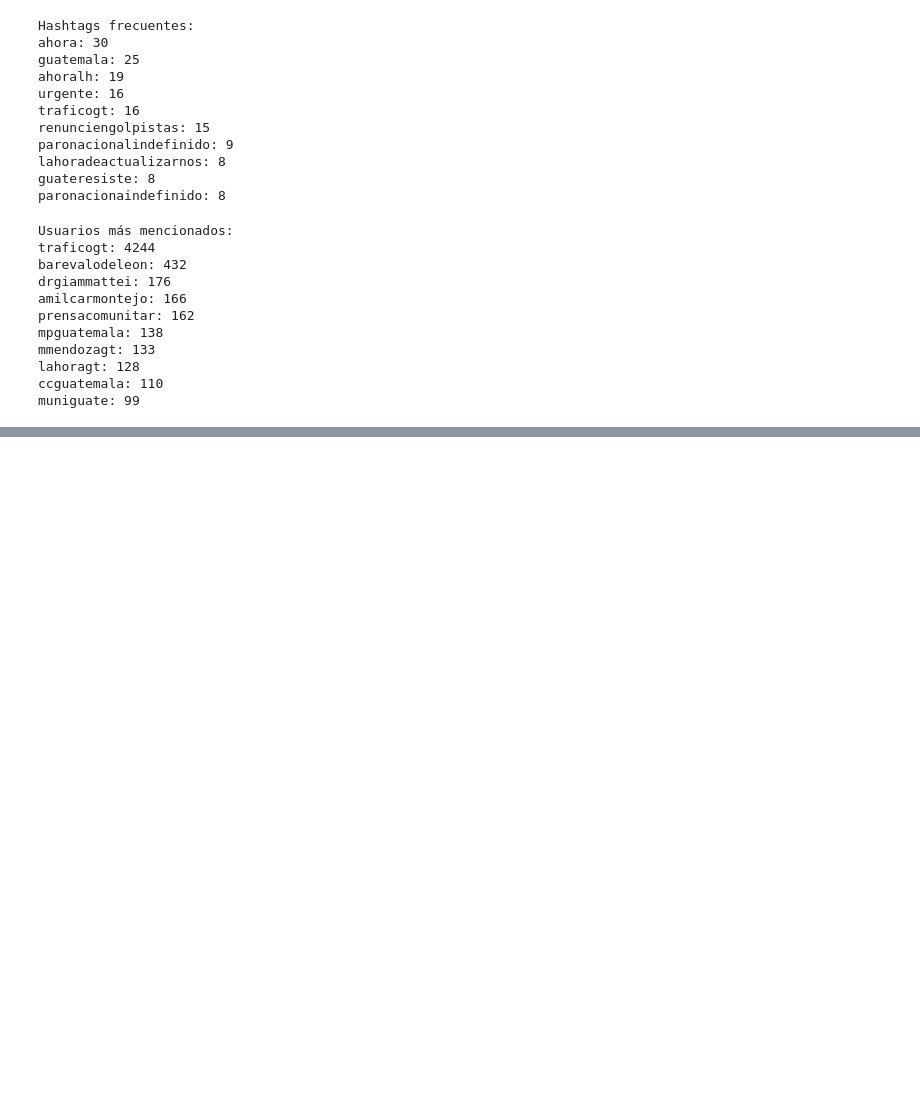
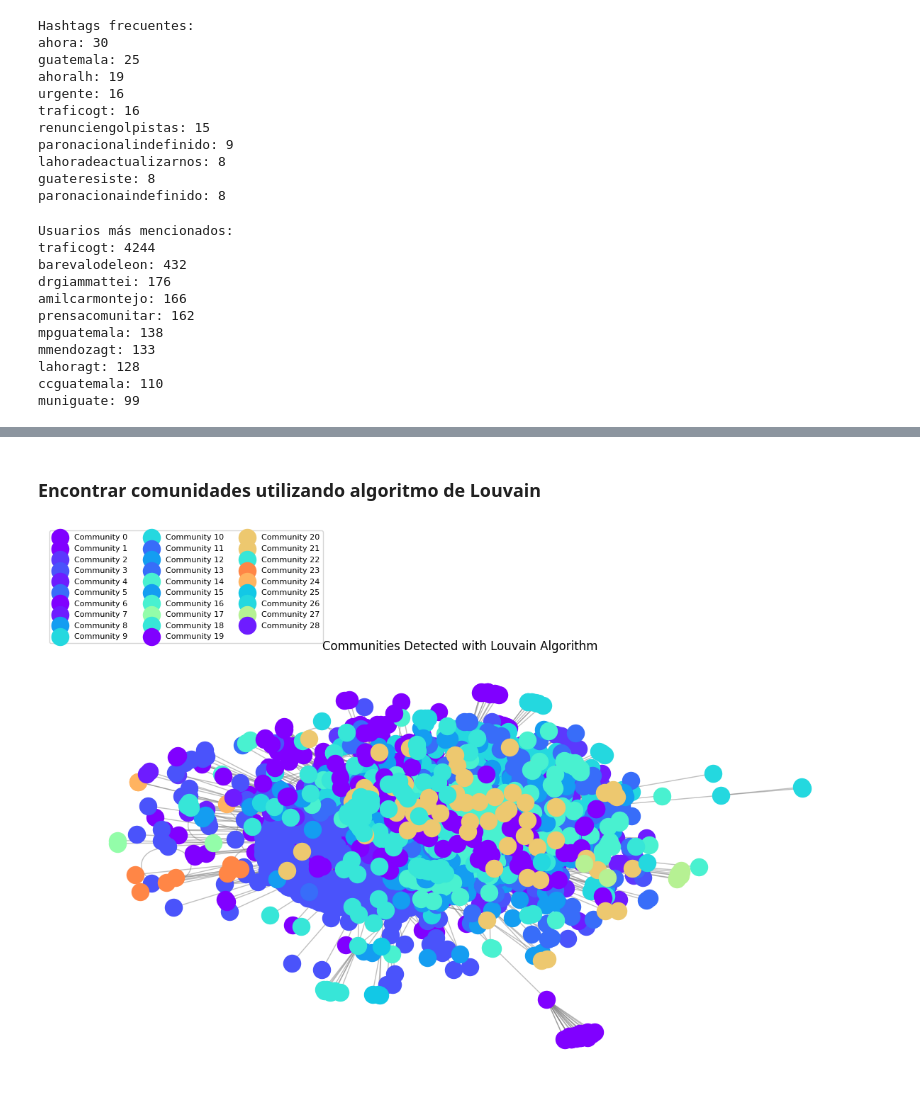
Before and after one commit to estebandonis/SocialMediaAnalysis-DataScience, a Jupyter notebook: lab7.ipynb, the cells around one changed output, grey strips where cells are left out. Cells and saved outputs as stored; diff of their text form; code cells hidden in the pictures; blank space fills up the shorter version.

Commit message:
finish community analysis

```diff
--- a/lab7.ipynb
+++ b/lab7.ipynb
@@ -210,0 +365,29 @@ muniguate: 99
+# %% [markdown]
+### Encontrar comunidades utilizando algoritmo de Louvain
+# %%
+def detect_communities(G):
+
+    partition = community_louvain.best_partition(G)
+
+    return partition
+# %%
+def visualize_graph_with_communities(G, partition):
+    plt.figure(figsize=(12, 8))
+    pos = nx.spring_layout(G)
+
+    num_communities = max(partition.values()) + 1
+    colors = plt.cm.rainbow(np.linspace(0, 1, num_communities))
+    random.shuffle(colors)
+
+    for com in set(partition.values()):
+        list_nodes = [nodes for nodes in partition.keys() if partition[nodes] == com]
+        nx.draw_networkx_nodes(G, pos, list_nodes, node_size=300,
+                               node_color=[colors[com]], label=f"Community {com}")
+
+    nx.draw_networkx_edges(G, pos, alpha=0.5, edge_color='gray')
+
+    plt.title("Communities Detected with Louvain Algorithm")
+    plt.legend(scatterpoints=1, loc='lower left', ncol=3, fontsize=8, bbox_to_anchor=(0,1.02,1,0.2))
+    plt.axis('off')
+    plt.tight_layout()
+    plt.show()
@@ -210,0 +407,6 @@ muniguate: 99
+# %%
+partition = detect_communities(G)
+# %%
+visualize_graph_with_communities(G, partition)
+# %% [output]
+[figure, added]
```
Also changed, not shown: parts of 29 cells of this notebook.
